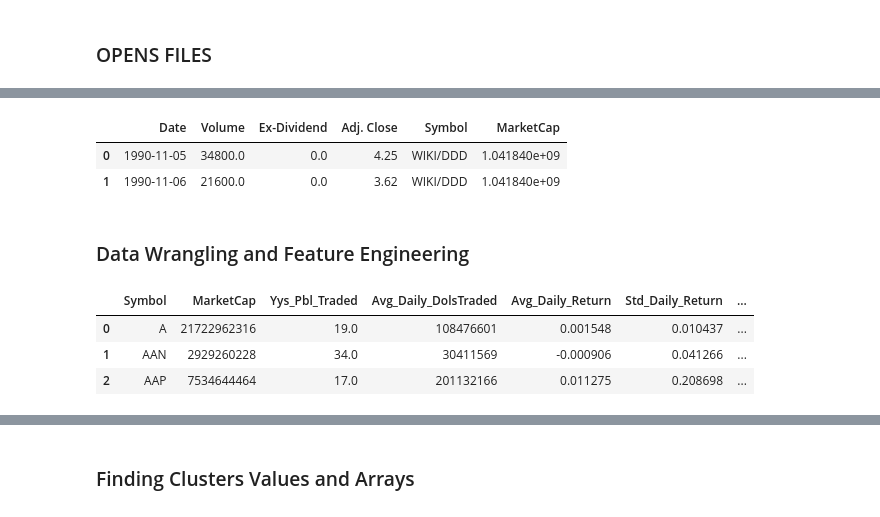
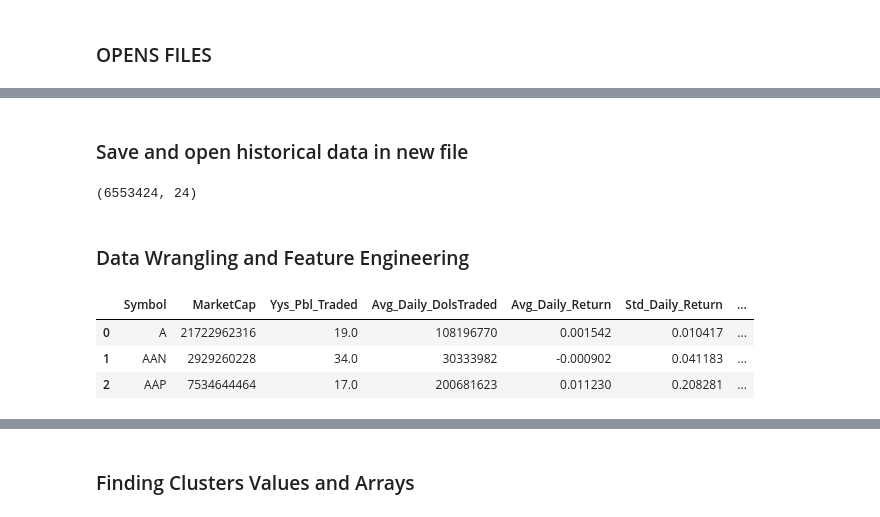
Before and after one commit to AlfredMtz/clustering-stocks, a Jupyter notebook: Diversification-System-Project.ipynb, the cells around one changed output, grey strips where cells are left out. Drawn from its saved outputs; the diff is of its cells as text; code cells hidden in the pictures.

```diff
--- a/Diversification-System-Project.ipynb
+++ b/Diversification-System-Project.ipynb
@@ -101,10 +76,2 @@ mydata.head()
-# %%
-# Drop Not Needed Columns
-mydata = mydata.drop(['Open','High','Low','Close','Split Ratio',
-       'Adj. Open', 'Adj. High', 'Adj. Low', 'Adj. Volume','Sector',
-        'Industry','Name','LastSale','ADR TSO','IPOyear','Summary Quote','Unnamed: 9'], axis=1)
-mydata.head(2)
-# %% [output]
-|  | Date | Volume | Ex-Dividend | Adj. Close | Symbol | MarketCap |
-| 0 | 1990-11-05 | 34800.0 | 0.0 | 4.25 | WIKI/DDD | 1.041840e+09 |
-| 1 | 1990-11-06 | 21600.0 | 0.0 | 3.62 | WIKI/DDD | 1.041840e+09 |
+# %% [markdown]
+### Save and open historical data in new file
@@ -111,6 +80,20 @@ mydata.head(2)
+# %%
+mydata = pd.read_csv('/Users/Alfredo/Desktop/github_content/clustering-stocks/stocks_data_prices.csv')
+mydata.shape
+# %% [output]
+(6553424, 24)
 # %% [markdown]
 ### Data Wrangling and Feature Engineering
 # %%
+# Drop Not Needed Columns
+mydata = mydata.drop(['Unnamed: 0','Open','High','Low','Close','Split Ratio',
+       'Adj. Open', 'Adj. High', 'Adj. Low', 'Adj. Volume','Sector',
+        'Industry','Name','LastSale','ADR TSO','IPOyear','Summary Quote','Unnamed: 9'], axis=1)
+
+# Dates column into datetime64[ns] format
+mydata['Date'] = pd.to_datetime(mydata['Date'])
+#mydata.head()
+
 # Builds column for publicly Traded Years
 mydata['Yys_Pbl_Traded'] = mydata.groupby('Symbol').Date.transform(lambda x: x.dt.year.max() - x.dt.year.min())
 
@@ -134,33 +117,33 @@ mydata['Avg_Daily_DolsTraded'] = (avg_dtrades*avg_stk_price).apply(lambda x: '%.
 # Builds daily return column
 mydata['Daily_Return'] = mydata['Adj. Close'].pct_change(1)
 
 # Mean Daily Return
 d_mean_return = mydata.groupby('Symbol').Daily_Return.transform('mean').to_frame()
 mydata['Avg_Daily_Return'] = d_mean_return
 
 # Std Daily
 d_std_return = mydata.groupby('Symbol').Daily_Return.transform('std').to_frame()
 mydata['Std_Daily_Return'] = d_std_return
 
 # Calculates Daily Sharpe Ratio(Calculates risk adjusted return)
 # mean return - risk free rate / standard deviation
 # For this formula we are assuming a risk free rate of 0(different people,different opinions)
 sr = d_mean_return/d_std_return
 mydata['Daily_Sharpe_Ratio'] = sr
 
 
 # Dividend Yield, % paid relative to share price
 avg_price = mydata.groupby('Symbol')['Adj. Close'].transform('mean')
 total_dividen = mydata.groupby('Symbol')['Ex-Dividend'].transform('sum')
 dividend_yield = total_dividen/avg_price
 mydata['Dividend_Yield'] = dividend_yield
 
 # Formats total values by ticker
 mydata = mydata.reset_index(level=1, drop=True).groupby('Symbol').first()
 mydata = mydata.drop(['Volume','Ex-Dividend','Adj. Close','Daily_Return'], axis=1).reset_index()
 mydata.head(3)
 # %% [output]
 |  | Symbol | MarketCap | Yys_Pbl_Traded | Avg_Daily_DolsTraded | Avg_Daily_Return | Std_Daily_Return | ... |
-| 0 | A | 21722962316 | 19.0 | 108476601 | 0.001548 | 0.010437 | ... |
-| 1 | AAN | 2929260228 | 34.0 | 30411569 | -0.000906 | 0.041266 | ... |
-| 2 | AAP | 7534644464 | 17.0 | 201132166 | 0.011275 | 0.208698 | ... |
+| 0 | A | 21722962316 | 19.0 | 108196770 | 0.001542 | 0.010417 | ... |
+| 1 | AAN | 2929260228 | 34.0 | 30333982 | -0.000902 | 0.041183 | ... |
+| 2 | AAP | 7534644464 | 17.0 | 200681623 | 0.011230 | 0.208281 | ... |
```
Also changed, not shown: parts of 46 cells of this notebook.
